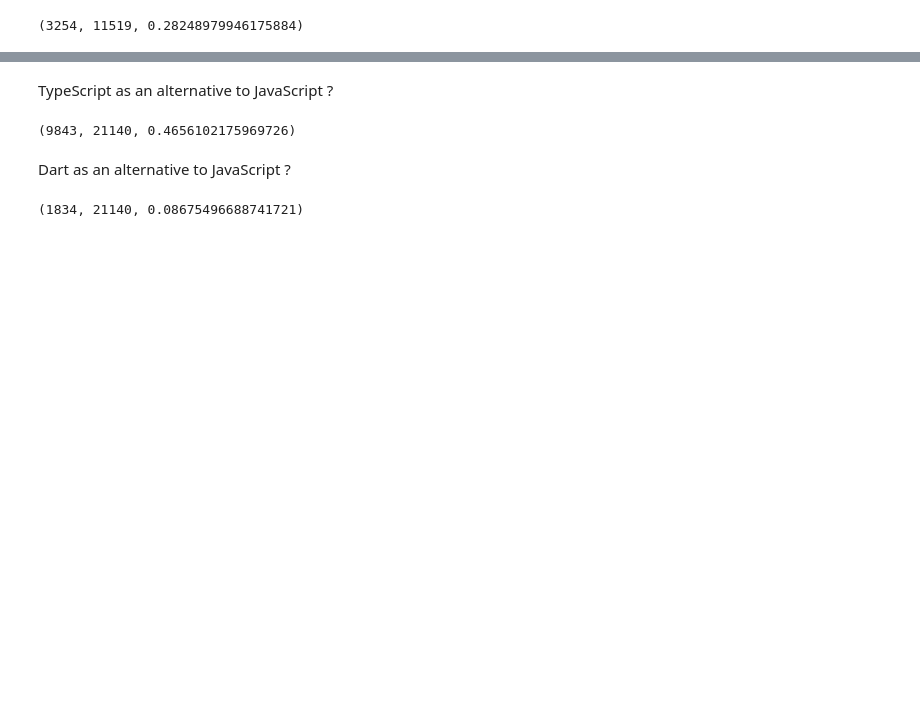
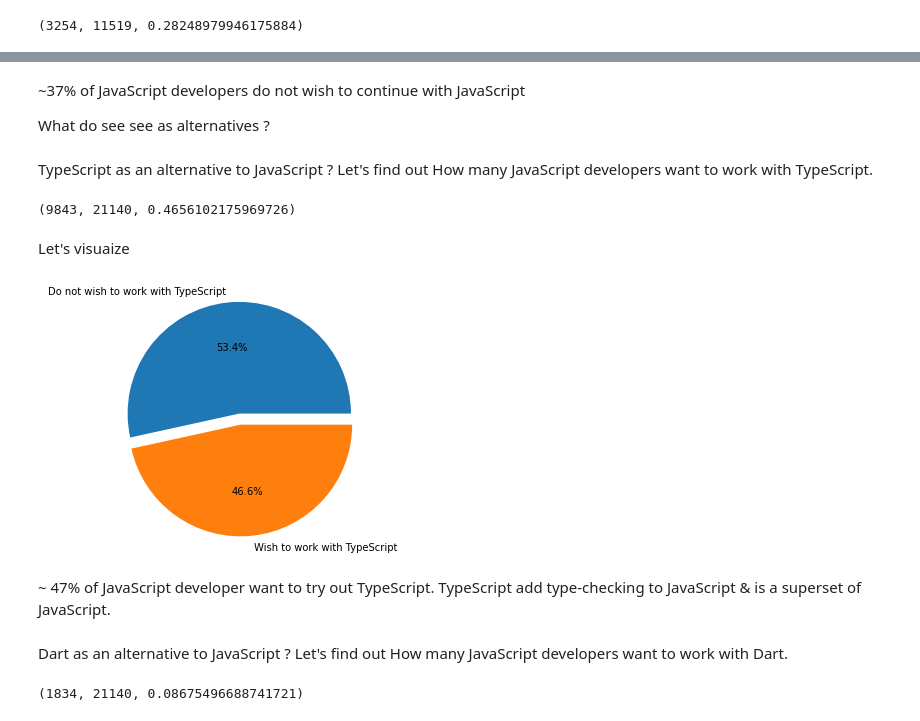
Before and after one commit to mkkhedawat/ploty, a Jupyter notebook: main.ipynb, the cells around one changed output, grey strips where cells are left out. Drawn from its saved outputs; the diff is of its cells as text; code cells hidden in the pictures; blank space fills up the shorter version.

```diff
--- a/main.ipynb
+++ b/main.ipynb
@@ -243,12 +386,36 @@ java_desired_go_df.shape[0], java_df.shape[0], java_desired_go_df.shape[0]/java_
+# %% [markdown]
+~37% of JavaScript developers do not wish to continue with JavaScript
+
+What do see see as alternatives ?
 # %% [markdown]
-TypeScript as an alternative to JavaScript ?
+TypeScript as an alternative to JavaScript ? Let's find out How many JavaScript developers want to work with TypeScript.
 # %%
 js_desired_ts_df = js_df[ js_df['LanguageDesireNextYear'].str.contains("TypeScript")]
 js_desired_ts_df.shape[0], js_df.shape[0], js_desired_ts_df.shape[0]/js_df.shape[0]
 # %% [output]
 (9843, 21140, 0.4656102175969726)
+# %% [markdown]
+Let's visuaize
+# %%
+ts_desired_perc = js_desired_ts_df.shape[0]/js_df.shape[0]
+
+labels = ['Do not wish to work with TypeScript', 'Wish to work with TypeScript']
+sizes = [1-ts_desired_perc, ts_desired_perc]
+explode = (0, 0.1)
+
+fig1, ax1 = plt.subplots()
+ax1.pie(sizes, explode=explode, labels=labels, autopct='%1.1f%%',
+        shadow=False, startangle=0)
+# Equal aspect ratio ensures that pie is drawn as a circle
+ax1.axis('equal')
+plt.tight_layout()
+plt.show()
+# %% [output]
+[figure, added]
+# %% [markdown]
+~ 47% of JavaScript developer want to try out TypeScript. TypeScript add type-checking to JavaScript & is a superset of JavaScript.
 # %% [markdown]
-Dart as an alternative to JavaScript ?
+Dart as an alternative to JavaScript ? Let's find out How many JavaScript developers want to work with Dart.
 # %%
 js_desired_dart_df = js_df[ js_df['LanguageDesireNextYear'].str.contains("Dart")]
 js_desired_dart_df.shape[0], js_df.shape[0], js_desired_dart_df.shape[0]/js_df.shape[0]
```
Also changed, not shown: parts of 68 cells of this notebook, 2 other files.
